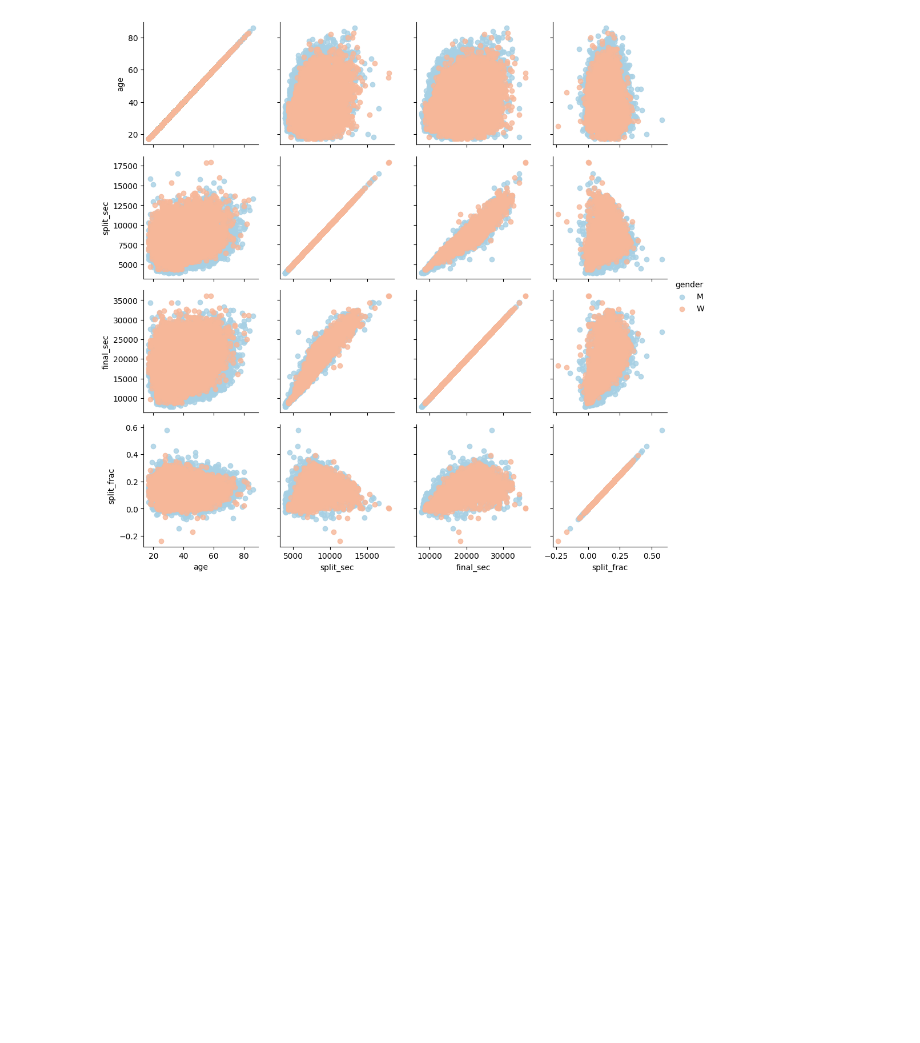
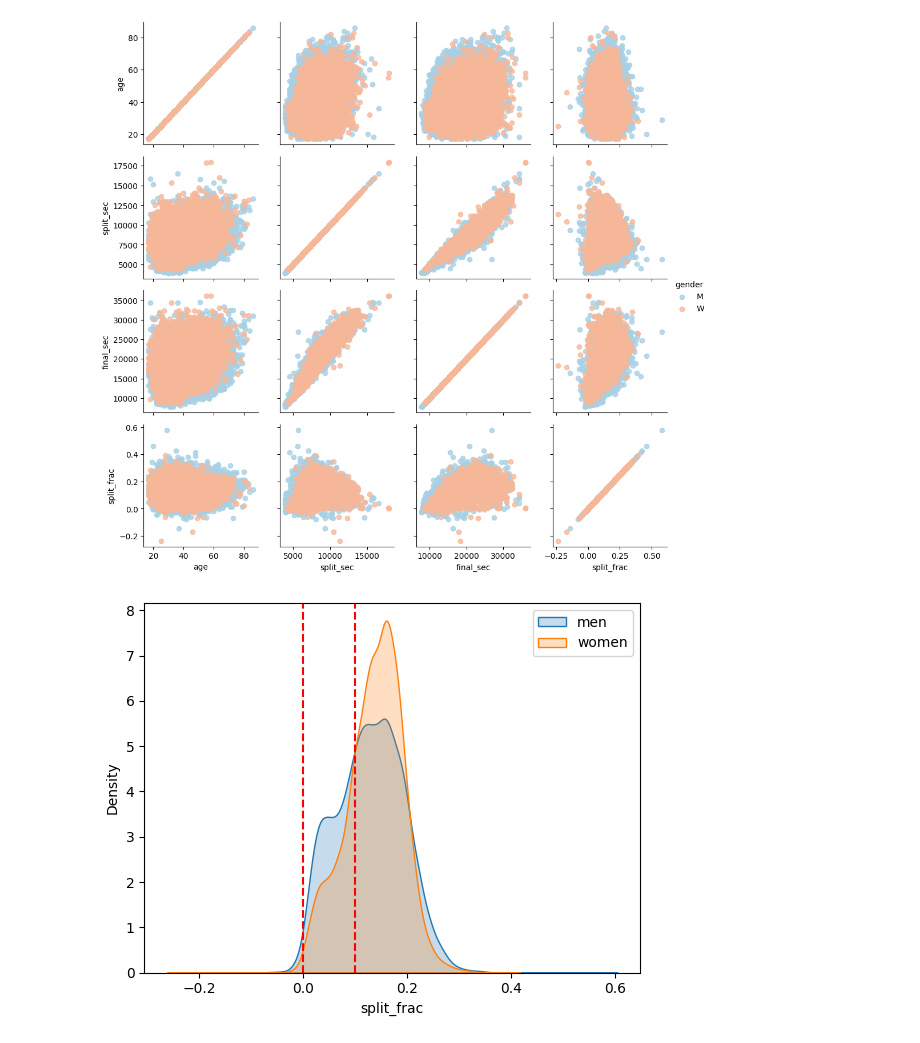
Before and after one commit to aytekin827/marathon_analysis, a Jupyter notebook: analysis.ipynb, the cells around one changed output. Saved outputs shown, nothing was run; the diff lists cells and outputs as text; code cells hidden in the pictures; blank space fills up the shorter version.

```diff
--- a/analysis.ipynb
+++ b/analysis.ipynb
@@ -97,3 +97,13 @@ g.add_legend()
 plt.show()
 # %% [output]
 [figure]
+# %%
+sns.kdeplot(data.split_frac[data.gender=="M"], label='men', fill=True)
+sns.kdeplot(data.split_frac[data.gender=="W"], label='women', fill=True)
+plt.xlabel('split_frac')
+plt.legend()
+plt.axvline(0, linestyle='--', color='r')
+plt.axvline(0.1, linestyle='--', color='r')
+plt.show()
+# %% [output]
+[figure, added]
```
Also changed, not shown: parts of 4 cells of this notebook.
